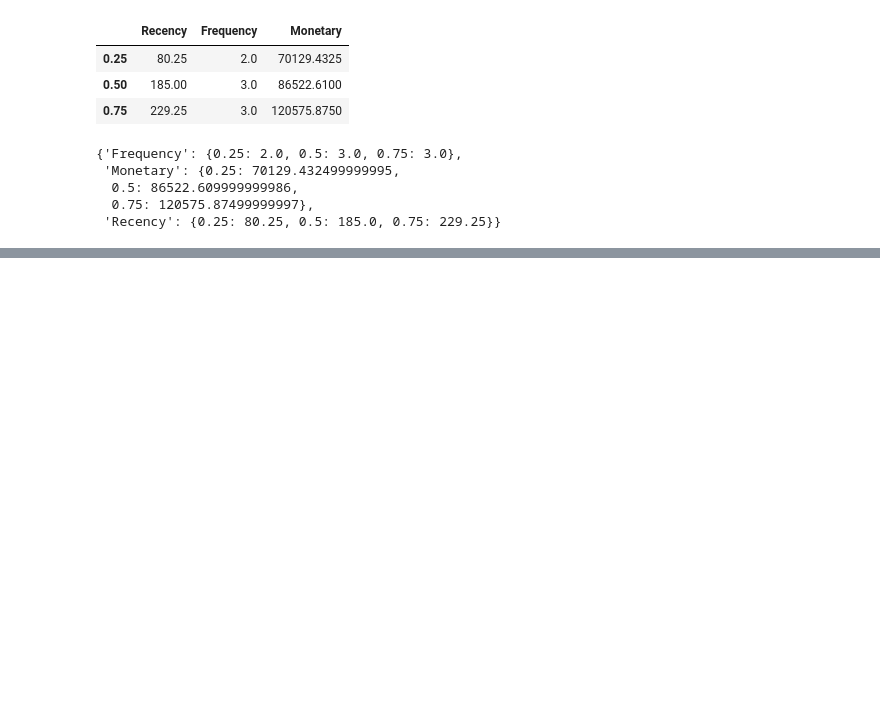
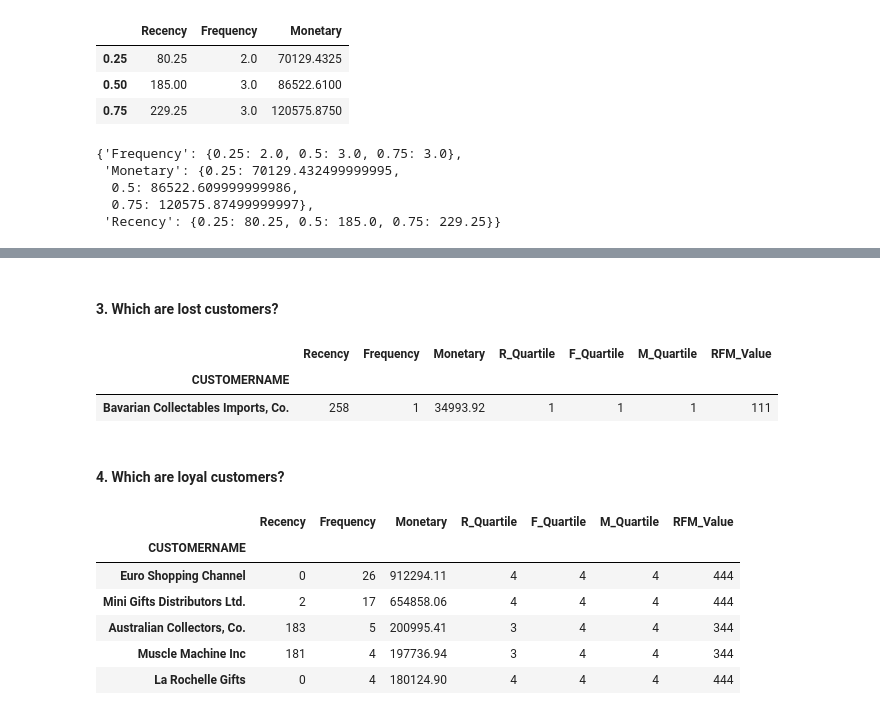
Before and after one commit to dorasimon/Open-Data-Analytics, a Jupyter notebook: Vehicle Sales/Vehicle Sales Analysis.ipynb, the cells around one changed output, grey strips where cells are left out. Saved outputs shown, nothing was run; the diff lists cells and outputs as text; code cells hidden in the pictures; blank space fills up the shorter version.

```diff
--- a/Vehicle Sales/Vehicle Sales Analysis.ipynb
+++ b/Vehicle Sales/Vehicle Sales Analysis.ipynb
@@ -275,0 +336,20 @@ quantiles
+# %% [markdown]
+#### 3. Which are lost customers?
+# %%
+rfm_segment[rfm_segment['RFM_Value'] == 111].sort_values('Recency', ascending = False).head()
+# %% [output]
+|  | Recency | Frequency | Monetary | R_Quartile | F_Quartile | M_Quartile | RFM_Value |
+| CUSTOMERNAME |  |  |  |  |  |  |  |
+| Bavarian Collectables Imports, Co. | 258 | 1 | 34993.92 | 1 | 1 | 1 | 111 |
+# %% [markdown]
+#### 4. Which are loyal customers?
+# %%
+rfm_segment[rfm_segment['F_Quartile'] >= 3].sort_values('Monetary', ascending = False).head()
+# %% [output]
+|  | Recency | Frequency | Monetary | R_Quartile | F_Quartile | M_Quartile | RFM_Value |
+| CUSTOMERNAME |  |  |  |  |  |  |  |
+| Euro Shopping Channel | 0 | 26 | 912294.11 | 4 | 4 | 4 | 444 |
+| Mini Gifts Distributors Ltd. | 2 | 17 | 654858.06 | 4 | 4 | 4 | 444 |
+| Australian Collectors, Co. | 183 | 5 | 200995.41 | 3 | 4 | 4 | 344 |
+| Muscle Machine Inc | 181 | 4 | 197736.94 | 3 | 4 | 4 | 344 |
+| La Rochelle Gifts | 0 | 4 | 180124.90 | 4 | 4 | 4 | 444 |
```
Also changed, not shown: parts of 15 cells of this notebook.
